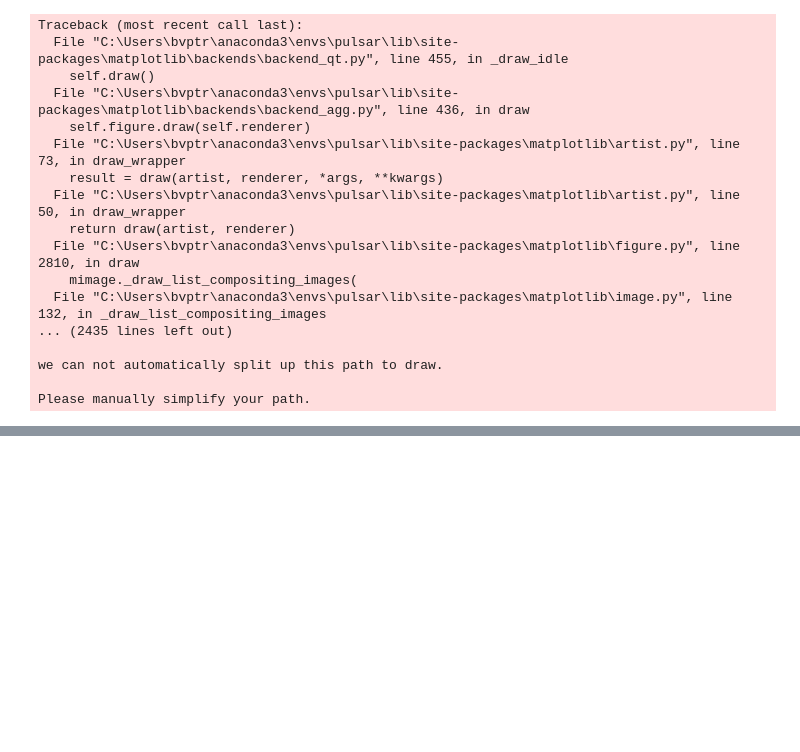
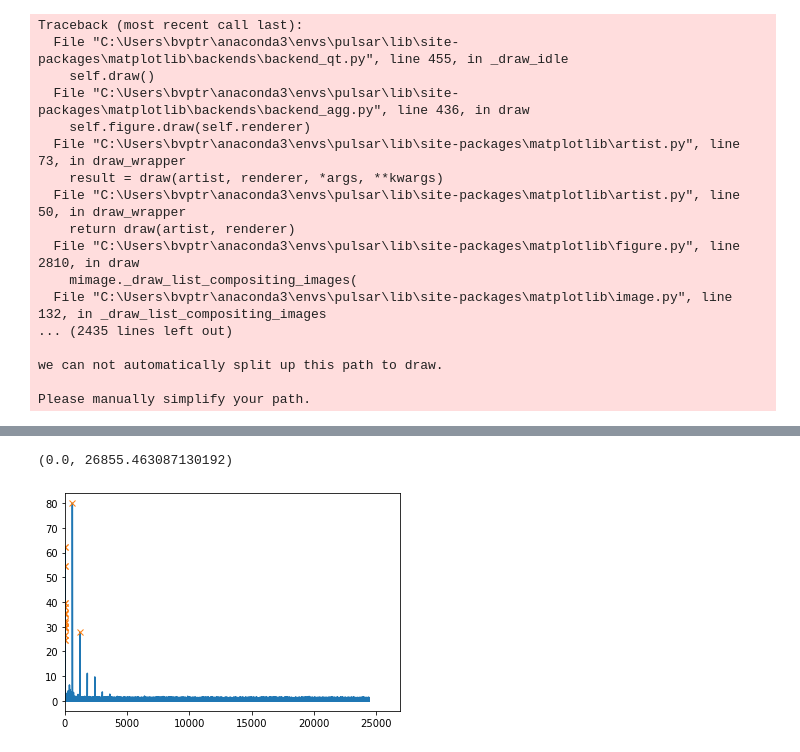
Before and after one commit to Yousousen/pulsar_analysis, a Jupyter notebook: scripts/loading_pulsar_data Eleni.ipynb, the cells around one changed output, grey strips where cells are left out. Cells and saved outputs as stored; diff of their text form; code cells hidden in the pictures; blank space fills up the shorter version.

Commit message:
Created a new peak detection algorithm that needs to be tested (and also imported instead of copied).

```diff
--- a/scripts/loading_pulsar_data Eleni.ipynb
+++ b/scripts/loading_pulsar_data Eleni.ipynb
@@ -35,6 +35,10 @@ def import_files(path, dtype):
             metadata_dict[os.path.basename(file)] = f.readlines()
 
     return file_dict, metadata_dict
+
+def peak_detect(data, multiplication_factor):
+    above_this_range_is_a_peak = np.median(data) + multiplication_factor * data.std()
+    return np.array( [i for i, x in enumerate(data) if x > above_this_range_is_a_peak] )
 # %%
 data_dict, metadata_dict = import_files(path="../LOFAR_2e_jaars_RP_2022_voor_studenten/Data_Pulsar2", dtype="float32")
 # %%
@@ -151,0 +159,3 @@ Please manually simplify your path.
+# %%
+peak_indices = peak_detect(transform_abs, 10**2)
+peak_heights = [transform_abs[i]  for i in peak_indices]
@@ -151,0 +168,6 @@ Please manually simplify your path.
+# %%
+plt.plot(frequencies[1:], transform_abs[1:],'-', frequencies[peak_indices], peak_heights,'x')
+plt.xlim(0)
+# %% [output]
+(0.0, 26855.463087130192)
+[figure, added]
```
Also changed, not shown: parts of 4 cells of this notebook, 1 other file.
